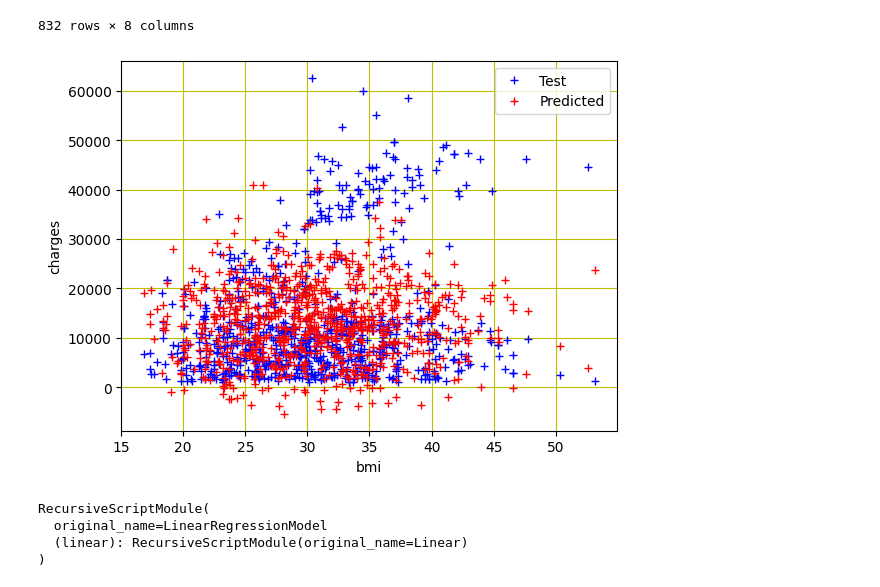
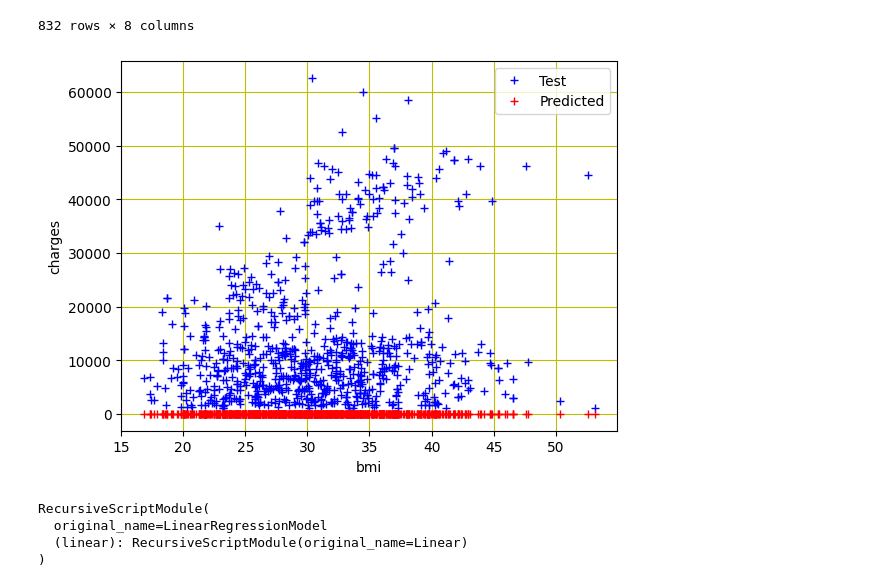
Before and after one commit to csana23/learning, a Jupyter notebook: random/linear_inference.ipynb, the cells around one changed output. Drawn from its saved outputs; the diff is of its cells as text; code cells hidden in the pictures.

```diff
--- a/random/linear_inference.ipynb
+++ b/random/linear_inference.ipynb
@@ -158,17 +158,17 @@ df_test
 # %%
 bmi = df_test["bmi"].to_numpy()
 charges = df_test["charges"].to_numpy()
 charges_predicted = df_test["charges_predicted"].to_numpy()
 
 plt.plot(bmi, charges, "b+", label="Test")
-plt.plot(bmi, charges_predicted, "r+", label="Predicted")
+plt.plot(bmi, outputs_numpy, "r+", label="Predicted")
 plt.xlabel("bmi")
 plt.ylabel("charges")
 plt.legend()
 plt.grid(True, color="y")
 plt.show()
 # %% [output]
-[figure, old version]
+[figure, new version]
 # %%
 # draw linear model on dataset
 model
```
Also changed, not shown: 27 other files.
